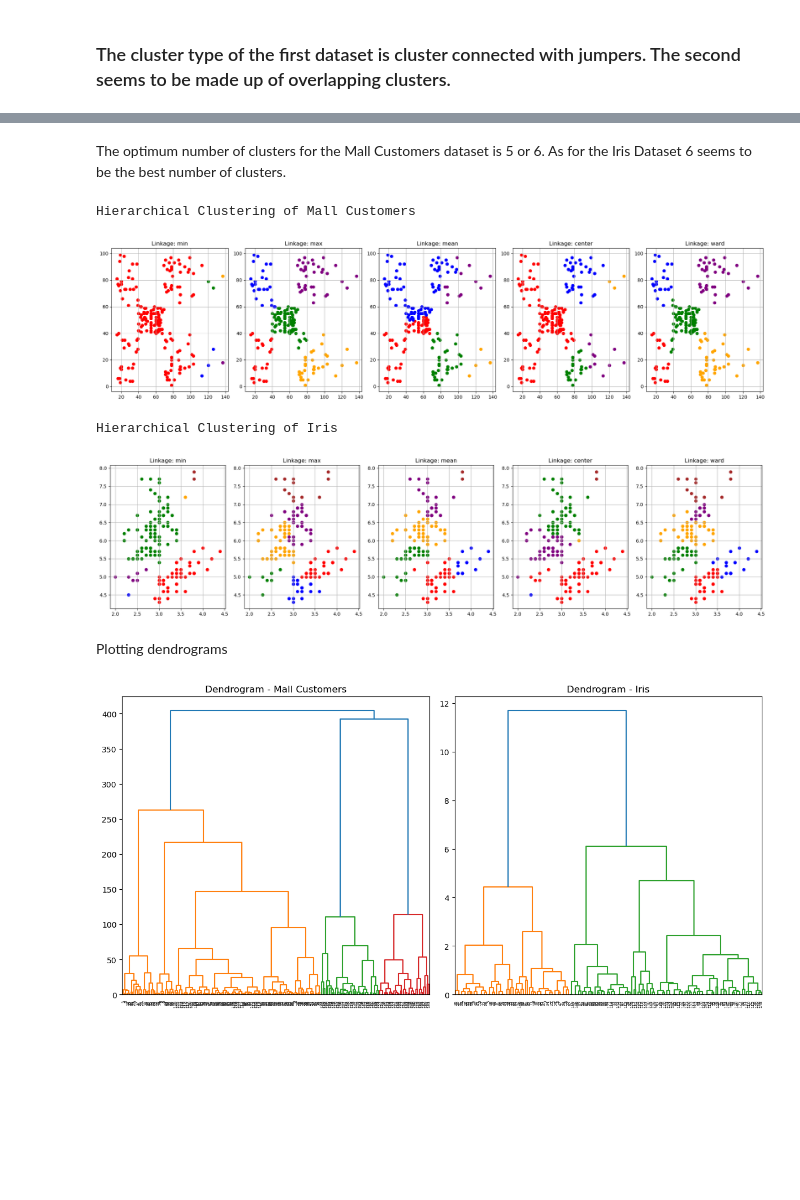
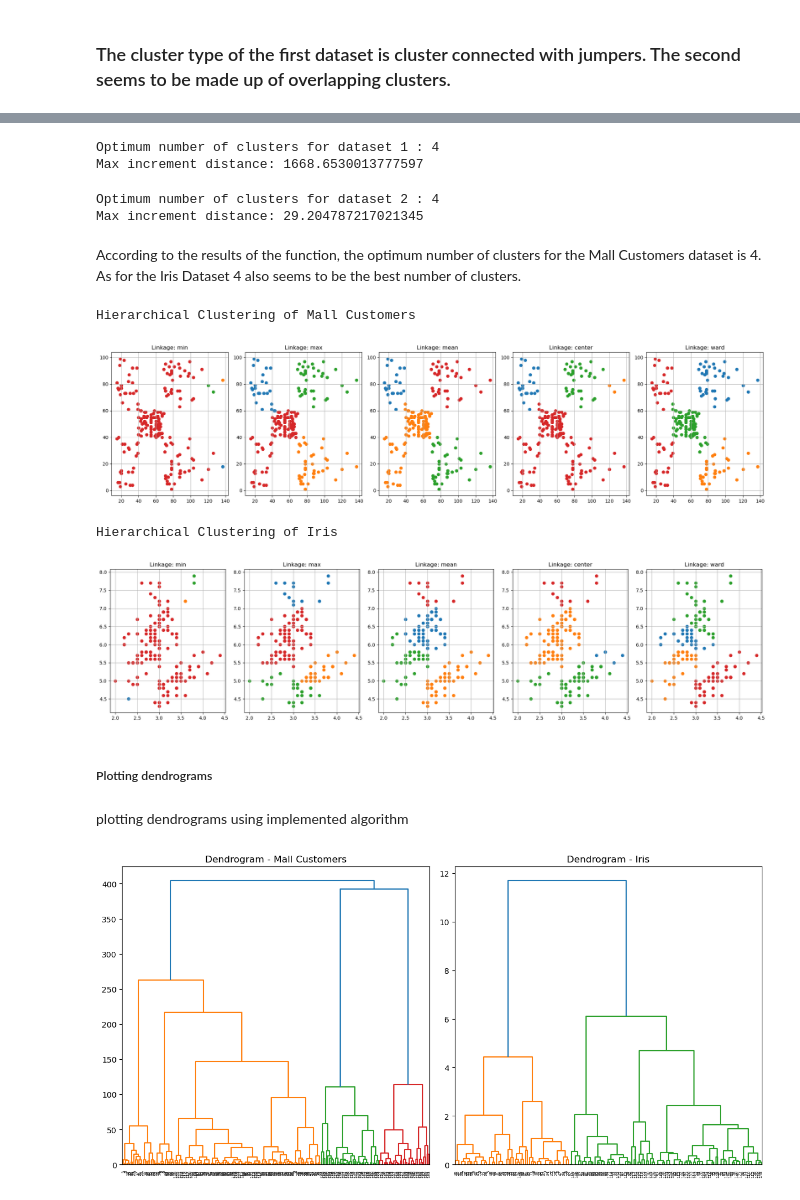
Before and after one commit to sanchous1000/fall-24, a Jupyter notebook: students/mt-desta/lab1/source/run.ipynb, the cells around one changed output, grey strips where cells are left out. Cells and saved outputs as stored; diff of their text form; code cells hidden in the pictures; blank space fills up the shorter version.

```diff
--- a/students/mt-desta/lab1/source/run.ipynb
+++ b/students/mt-desta/lab1/source/run.ipynb
@@ -28,17 +31,43 @@ imp.plot_elbow_method(df1,df2,'Mall Customers', 'Iris Dataset')
+# %%
+from my_hierarchy import my_HierarchicalClustering, plot_all_linkage_methods
+
+#finding optimum number of clusters for dataset 1
+h_df1 = my_HierarchicalClustering(2,'ward')
+link_history_df1, linkage_matrix_df1 = h_df1.fit(df1)
+
+max_d, opt = optimum_cluster_count(link_history_df1,linkage_matrix_df1)
+print(f'Optimum number of clusters for dataset 1 : {opt}')
+print(f'Max increment distance: {max_d}')
+# %% [output]
+Optimum number of clusters for dataset 1 : 4
+Max increment distance: 1668.6530013777597
+# %%
+#finding optimum number of clusters for dataset 2
+h_df2 = my_HierarchicalClustering(2,'ward')
+link_history_df2, linkage_matrix_df2 = h_df2.fit(df2)
+
+max_d, opt = optimum_cluster_count(link_history_df2,linkage_matrix_df2)
+print(f'Optimum number of clusters for dataset 2 : {opt}')
+print(f'Max increment distance: {max_d}')
+# %% [output]
+Optimum number of clusters for dataset 2 : 4
+Max increment distance: 29.204787217021345
 # %% [markdown]
-The optimum number of clusters for the Mall Customers dataset is 5 or 6. As for the Iris Dataset 6 seems to be the best number of clusters.
+According to the results of the function, the optimum number of clusters for the Mall Customers dataset is 4. As for the Iris Dataset 4 also seems to be the best number of clusters.
 # %%
 print('Hierarchical Clustering of Mall Customers')
-h_labels_df1 = plot_all_linkage_methods(df1.values,5)
+plot_all_linkage_methods(df1,4)
 print('Hierarchical Clustering of Iris')
-h_labels_df2 = plot_all_linkage_methods(df2.values,6)
+plot_all_linkage_methods(df2,4)
 # %% [output]
 Hierarchical Clustering of Mall Customers
-[figure, old version]
+[figure, new version]
 Hierarchical Clustering of Iris
-[figure, old version]
+[figure, new version]
-# %% [markdown]
-Plotting dendrograms
+# %% [markdown]
+##### Plotting dendrograms
+# %% [markdown]
+plotting dendrograms using implemented algorithm
 # %%
 plot_dendro(df1,df2)
 # %% [output]
```
Also changed, not shown: parts of 15 cells of this notebook, 11 other files.
